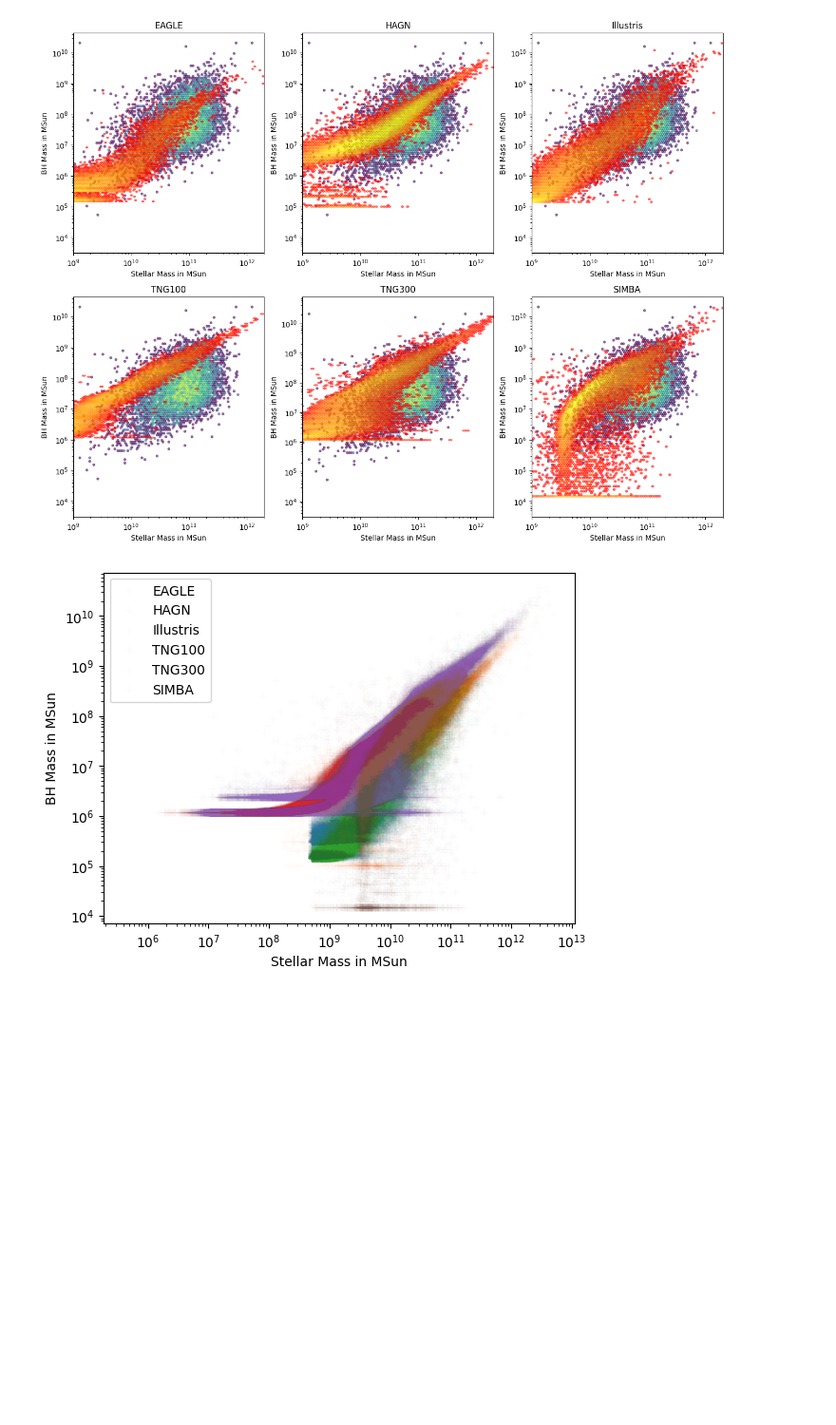
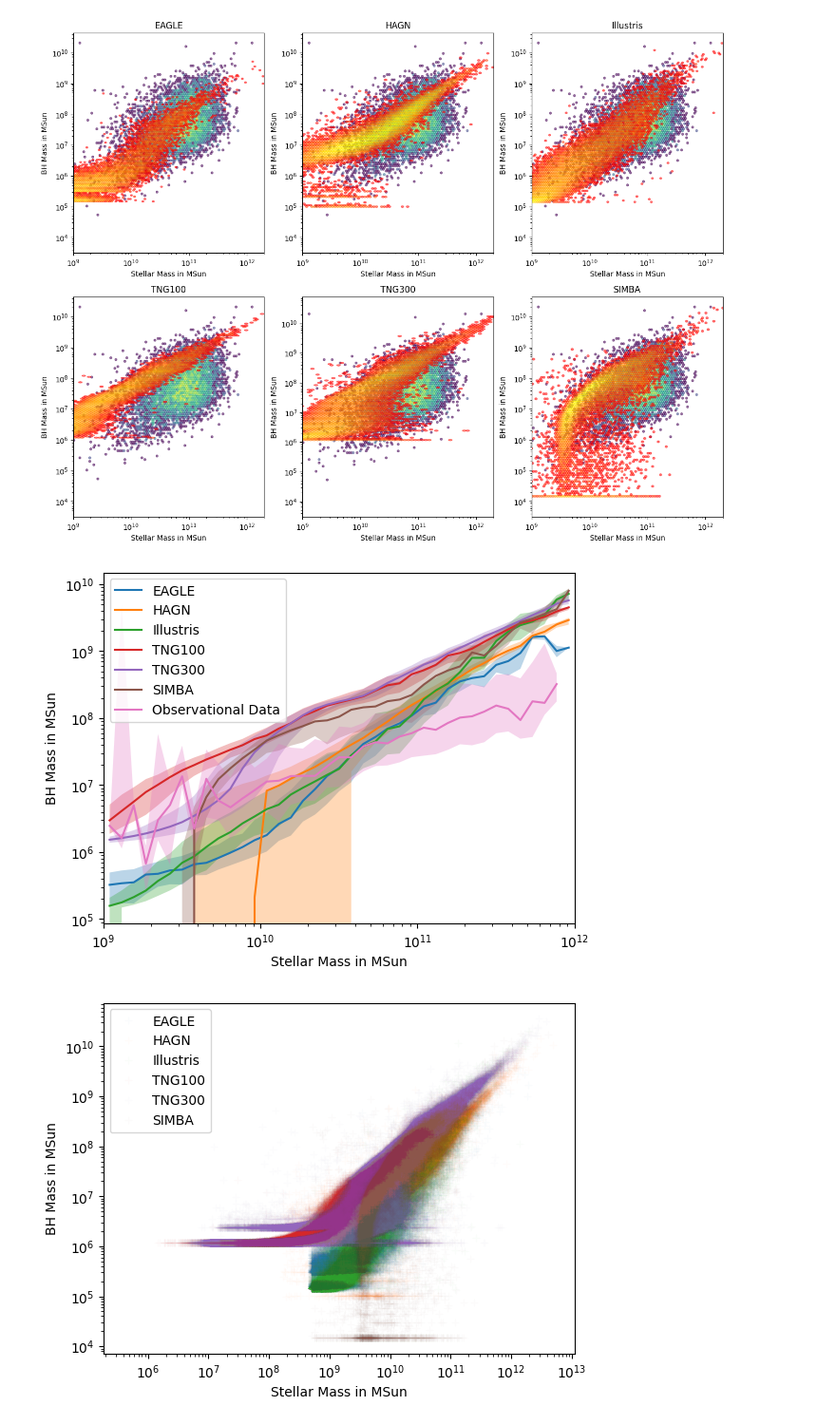
Before and after one commit to clilje/summer_2023, a Jupyter notebook: Week 1/bhmass.ipynb, the cells around one changed output. Shown at 95% size. Saved outputs shown, nothing was run; the diff lists cells and outputs as text; code cells hidden in the pictures; blank space fills up the shorter version.

Commit message:
Add in Mean distribution in new cell

```diff
--- a/Week 1/bhmass.ipynb
+++ b/Week 1/bhmass.ipynb
@@ -106,6 +106,54 @@ SIMBA
  5.04046976e+08 5.01123680e+08]
 [figure]
 [figure]
+# %%
+sim_list = np.array(['EAGLE','HAGN','Illustris','TNG100','TNG300','SIMBA'])
+snapshot_num = np.array([28,761,135,99,99,151])
+#sim_list = np.array(['EAGLE'])
+#snapshot_num = np.array([28])
+x = 0
+bins = np.logspace(9,12,40)
+
+while x < len(snapshot_num):
+    filename = ("../../Simulation Data/"+str(sim_list[x])+"/catalog_Habouzit_"+str(sim_list[x])+"_out_"+str(snapshot_num[x])+"_epsr01_correctlum_units.txt")
+
+    df = pd.read_csv(filename,header=0,sep="\s+| |  ",
+                       names=['redshift','stellar mass','radius','SFR','positionX', 'positionY', 'positionZ','noBH','massBH','BHdot','bolLum','XrayLum','sfr2','pos2'])
+    group = df.groupby(pd.cut(df['stellar mass'], bins))
+    plot_centers = (bins [:-1] + bins [1:])/2
+    plot_values = group['massBH'].median()
+    plt.plot(plot_centers, plot_values, label=str(sim_list[x]))
+    #sdt = group['massBH'].std()
+    #plt.fill_between(plot_centers, plot_values-sdt, plot_values+sdt ,alpha=0.3)
+    lower_q = group['massBH'].quantile(q=0.25)
+    upper_q = group['massBH'].quantile(q=0.75)
+    plt.fill_between(plot_centers, lower_q, upper_q ,alpha=0.3)
+    x +=1
+
+
+df_data = pd.read_csv("../../Observation Data\Data_observations_z0.txt",header=0,sep="\s+| |  ",
+                       names=['stellar mass','massBH'])
+df_data['stellar mass'] = 10**(df_data['stellar mass'])
+df_data['massBH'] = 10**(df_data['massBH'])
+group_data = df_data.groupby(pd.cut(df_data['stellar mass'], bins))
+plot_centers_data = (bins [:-1] + bins [1:])/2
+plot_values_data = group_data['massBH'].median()
+plt.plot(plot_centers_data, plot_values_data, label='Observational Data')
+lower_q = group_data['massBH'].quantile(q=0.25)
+upper_q = group_data['massBH'].quantile(q=0.75)
+plt.fill_between(plot_centers, lower_q, upper_q ,alpha=0.3)
+plt.xlabel(r'Stellar Mass in MSun')
+plt.xlim([10**9, 10**12])
+plt.ylabel(r'BH Mass in MSun')
+plt.xscale('log')
+plt.yscale('log')
+plt.legend()
+
+
+plt.savefig('Figures/stellarMass_vs_BHMass_meanRelation')
+plt.show()
+# %% [output]
+[figure, added]
 # %%
 
 sim_list = np.array(['EAGLE','HAGN','Illustris','TNG100','TNG300','SIMBA'])
```
Also changed, not shown: 1 other file.
